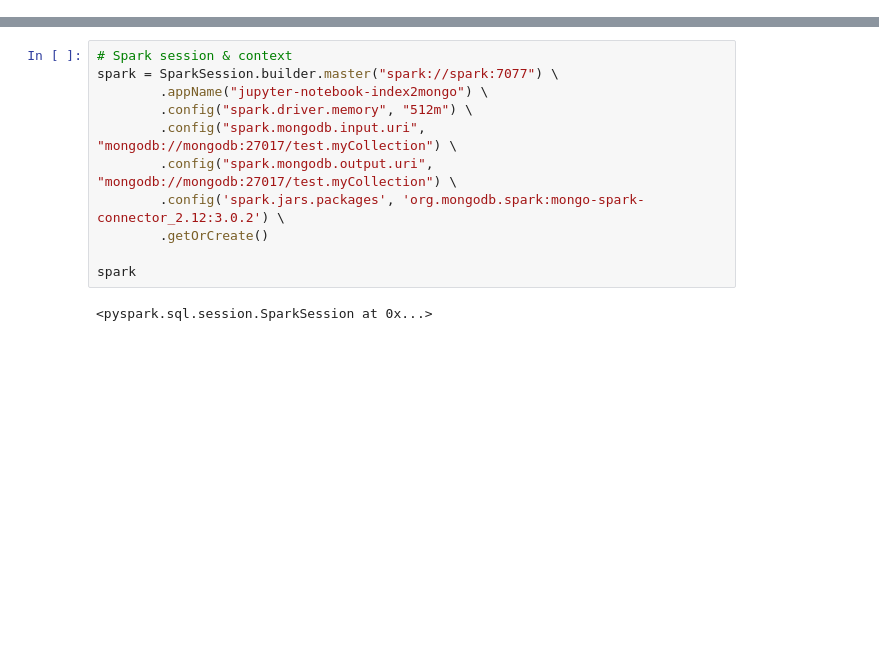
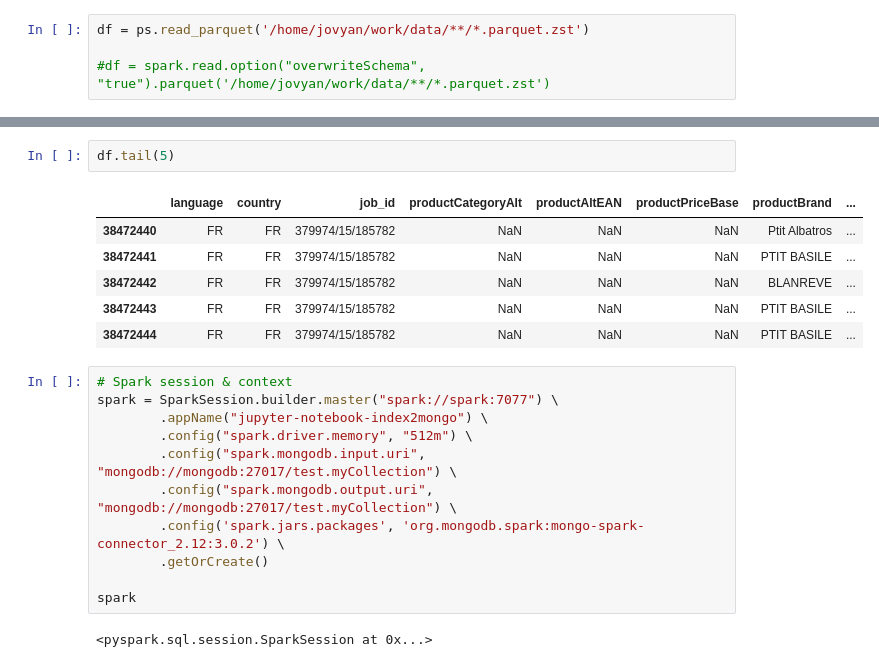
Before and after one commit to TanZng/ot6-cloud, a Jupyter notebook: analytics/index2mongo.ipynb, the cells around one changed output, grey strips where cells are left out. Saved outputs shown, nothing was run; the diff lists cells and outputs as text; blank space fills up the shorter version.

Commit message:
Add examples with spark and vaex, add seaborn

```diff
--- a/analytics/index2mongo.ipynb
+++ b/analytics/index2mongo.ipynb
@@ -12,0 +27,4 @@ os.environ["PYARROW_IGNORE_TIMEZONE"] = "1"
+# %%
+df = ps.read_parquet('/home/jovyan/work/data/**/*.parquet.zst')
+
+#df = spark.read.option("overwriteSchema", "true").parquet('/home/jovyan/work/data/**/*.parquet.zst')
@@ -13,3 +41,12 @@ os.environ["PYARROW_IGNORE_TIMEZONE"] = "1"
+# %%
+df.tail(5)
+# %% [output]
+|  | language | country | job_id | productCategoryAlt | productAltEAN | productPriceBase | productBrand | ... |
+| 38472440 | FR | FR | 379974/15/185782 | NaN | NaN | NaN | Ptit Albatros | ... |
+| 38472441 | FR | FR | 379974/15/185782 | NaN | NaN | NaN | PTIT BASILE | ... |
+| 38472442 | FR | FR | 379974/15/185782 | NaN | NaN | NaN | BLANREVE | ... |
+| 38472443 | FR | FR | 379974/15/185782 | NaN | NaN | NaN | PTIT BASILE | ... |
+| 38472444 | FR | FR | 379974/15/185782 | NaN | NaN | NaN | PTIT BASILE | ... |
 # %%
 # Spark session & context
 spark = SparkSession.builder.master("spark://spark:7077") \
```
Also changed, not shown: parts of 11 cells of this notebook, 10 other files.
